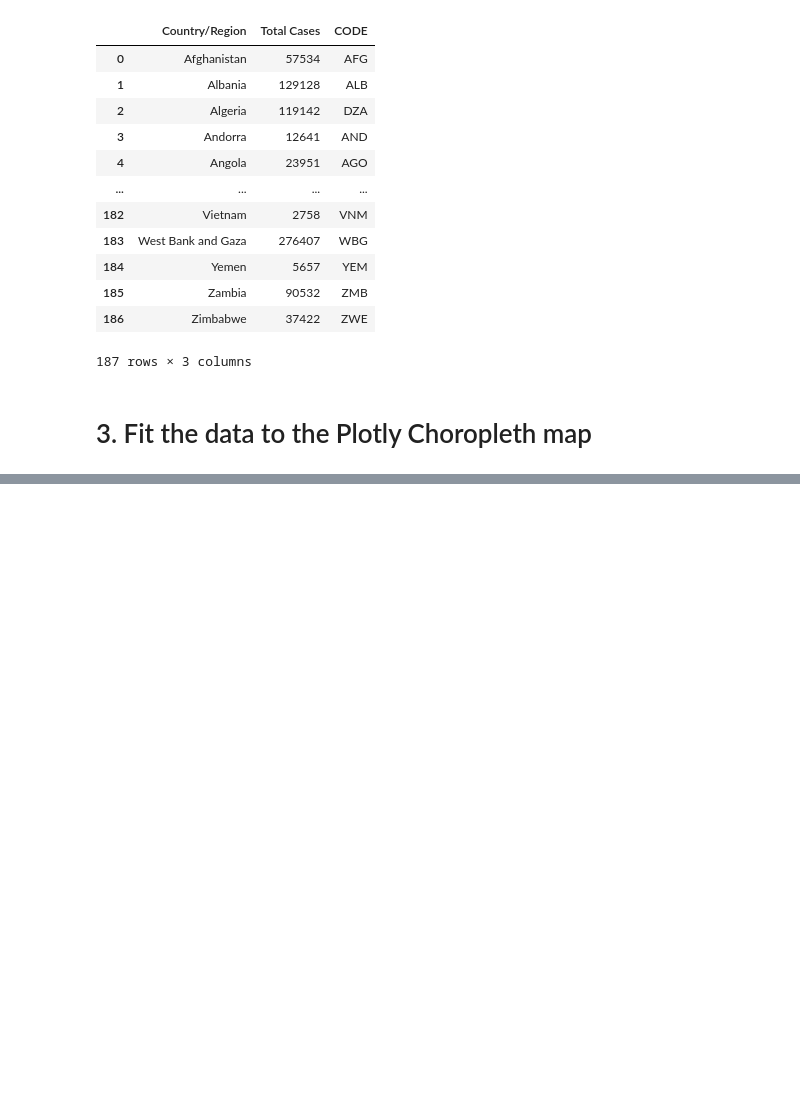
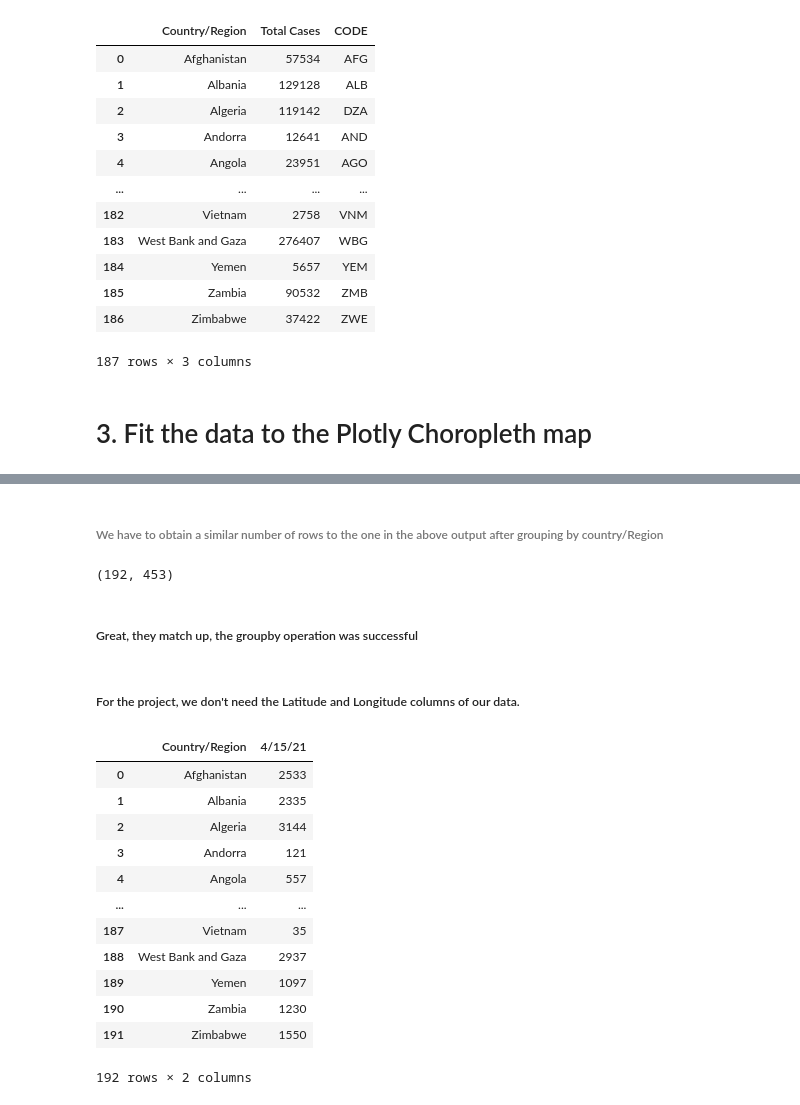
Before and after one commit to iannjari/covid-19-cases-and-mortality-forecaster, a Jupyter notebook: Data Preview.ipynb, the cells around one changed output, grey strips where cells are left out. Saved outputs shown, nothing was run; the diff lists cells and outputs as text; code cells hidden in the pictures; blank space fills up the shorter version.

```diff
--- a/Data Preview.ipynb
+++ b/Data Preview.ipynb
@@ -335,0 +345,3 @@ casemapdata.to_excel ("casemapdata.xlsx", index = False, header=True)
+# %%
+df6=deaths.drop('Province/State',axis=1)
+df6.shape
@@ -335,0 +354,32 @@ casemapdata.to_excel ("casemapdata.xlsx", index = False, header=True)
+# %% [markdown]
+###### We have to obtain a similar number of rows to the one in the above output after grouping by country/Region
+# %%
+df6=df6.groupby(['Country/Region'],as_index=False).sum()
+df6.shape
+# %% [output]
+(192, 453)
+# %% [markdown]
+##### Great, they match up, the groupby operation was successful
+# %% [markdown]
+##### For the project, we don't need the Latitude and Longitude columns of our data.
+# %%
+df6=df6.drop(['Lat','Long'],axis=1)
+# %%
+cols2=df6[df6.columns[1:-1]]
+df7=df6.drop(cols2,axis=1)
+#df7 will be the new sliced dataframe
+df7
+# %% [output]
+|  | Country/Region | 4/15/21 |
+| 0 | Afghanistan | 2533 |
+| 1 | Albania | 2335 |
+| 2 | Algeria | 3144 |
+| 3 | Andorra | 121 |
+| 4 | Angola | 557 |
+| ... | ... | ... |
+| 187 | Vietnam | 35 |
+| 188 | West Bank and Gaza | 2937 |
+| 189 | Yemen | 1097 |
+| 190 | Zambia | 1230 |
+| 191 | Zimbabwe | 1550 |
+192 rows × 2 columns
```
Also changed, not shown: parts of 5 cells of this notebook.
